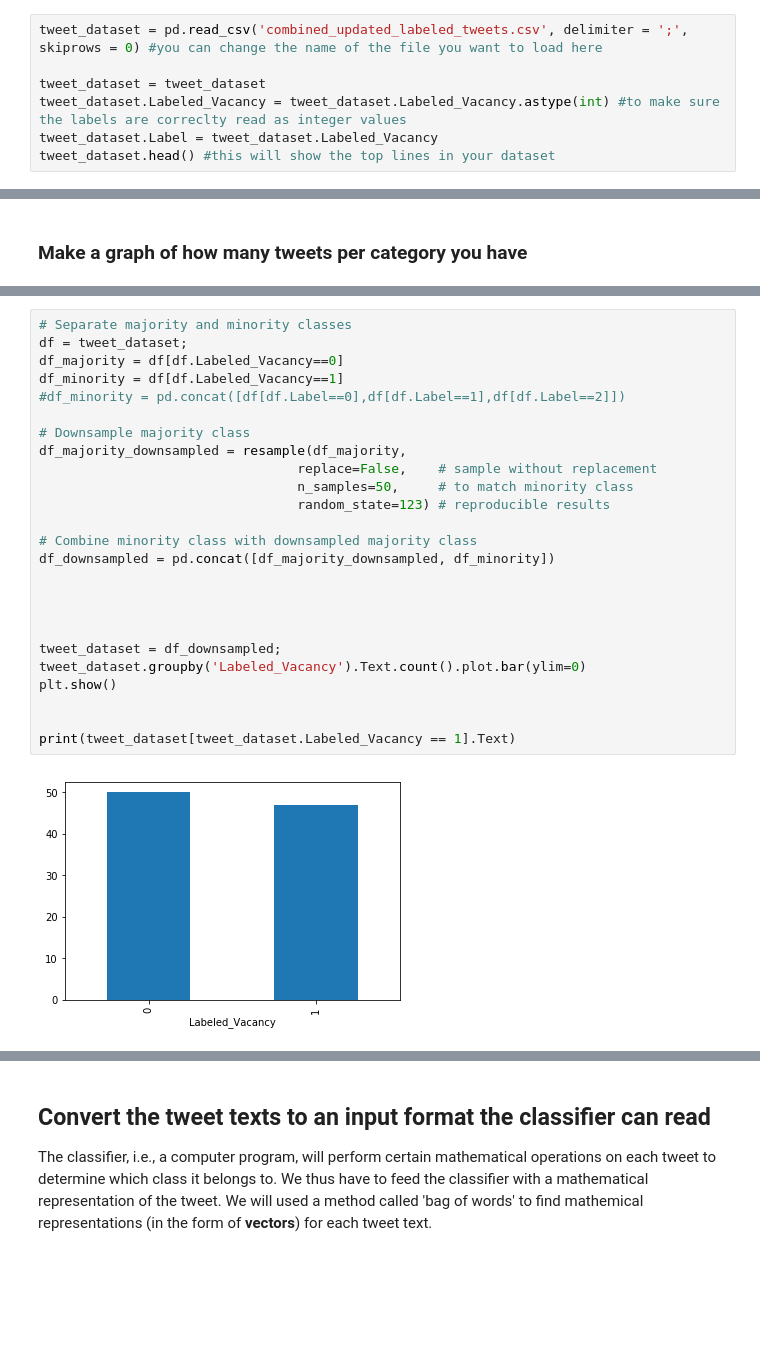
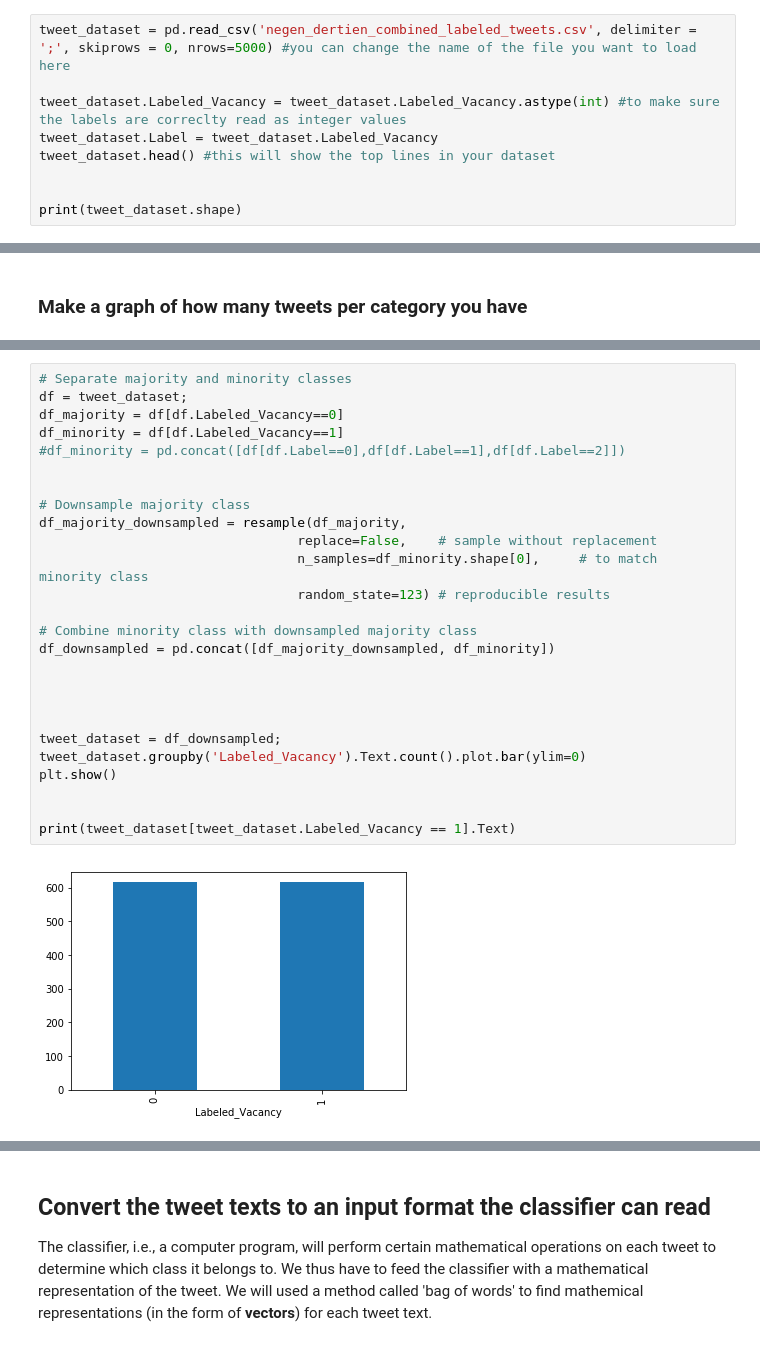
Before and after one commit to HannahPinson/twitterThesisProjects, a Jupyter notebook: analyzingTweets.ipynb, the cells around one changed output, grey strips where cells are left out. Drawn from its saved outputs; the diff is of its cells as text; blank space fills up the shorter version.

```diff
--- a/analyzingTweets.ipynb
+++ b/analyzingTweets.ipynb
@@ -48,10 +58,12 @@ import numpy as np
 # %% [markdown]
 ### Load the annotated tweets
 # %%
-tweet_dataset = pd.read_csv('combined_updated_labeled_tweets.csv', delimiter = ';', skiprows = 0) #you can change the name of the file you want to load here
+tweet_dataset = pd.read_csv('negen_dertien_combined_labeled_tweets.csv', delimiter = ';', skiprows = 0, nrows=5000) #you can change the name of the file you want to load here
 
-tweet_dataset = tweet_dataset
 tweet_dataset.Labeled_Vacancy = tweet_dataset.Labeled_Vacancy.astype(int) #to make sure the labels are correclty read as integer values
 tweet_dataset.Label = tweet_dataset.Labeled_Vacancy
 tweet_dataset.head() #this will show the top lines in your dataset
+
+
+print(tweet_dataset.shape)
 # %% [output]
@@ -72,27 +79,28 @@ plt.show()
 # %%
 # Separate majority and minority classes
 df = tweet_dataset;
 df_majority = df[df.Labeled_Vacancy==0]
 df_minority = df[df.Labeled_Vacancy==1]
 #df_minority = pd.concat([df[df.Label==0],df[df.Label==1],df[df.Label==2]])
 
+
 # Downsample majority class
 df_majority_downsampled = resample(df_majority,
                                  replace=False,    # sample without replacement
-                                 n_samples=50,     # to match minority class
+                                 n_samples=df_minority.shape[0],     # to match minority class
                                  random_state=123) # reproducible results
 
 # Combine minority class with downsampled majority class
 df_downsampled = pd.concat([df_majority_downsampled, df_minority])
 
 
 
 
 tweet_dataset = df_downsampled;
 tweet_dataset.groupby('Labeled_Vacancy').Text.count().plot.bar(ylim=0)
 plt.show()
 
 
 print(tweet_dataset[tweet_dataset.Labeled_Vacancy == 1].Text)
 # %% [output]
-[figure, old version]
+[figure, new version]
```
Also changed, not shown: parts of 25 cells of this notebook, 1 other file.
